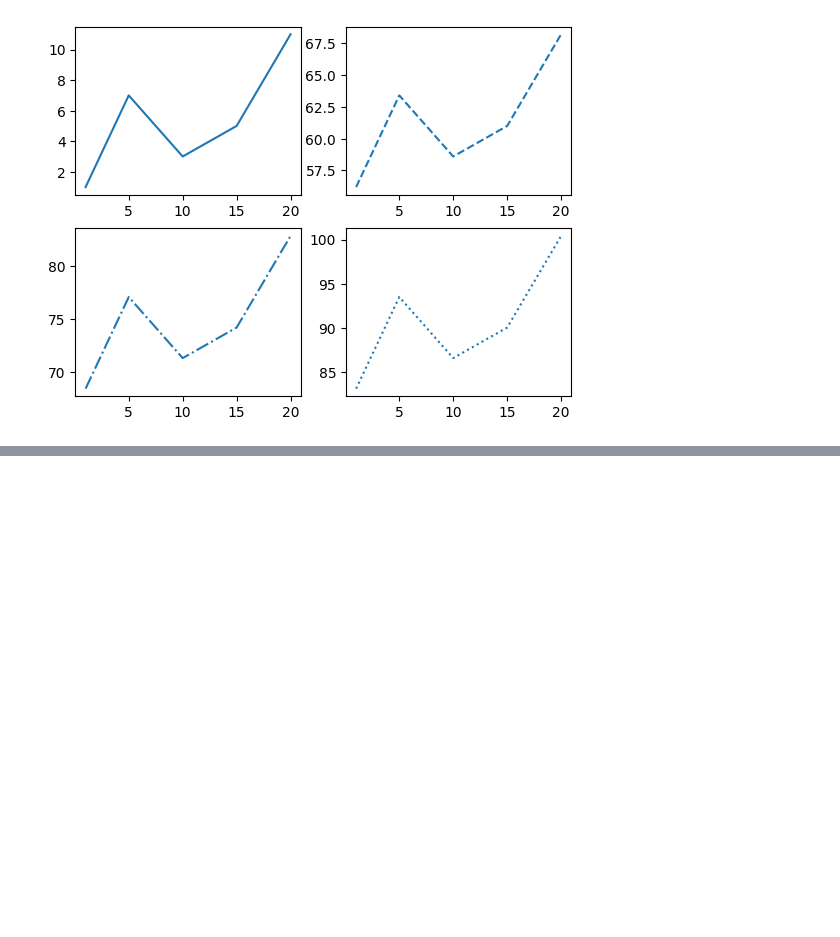
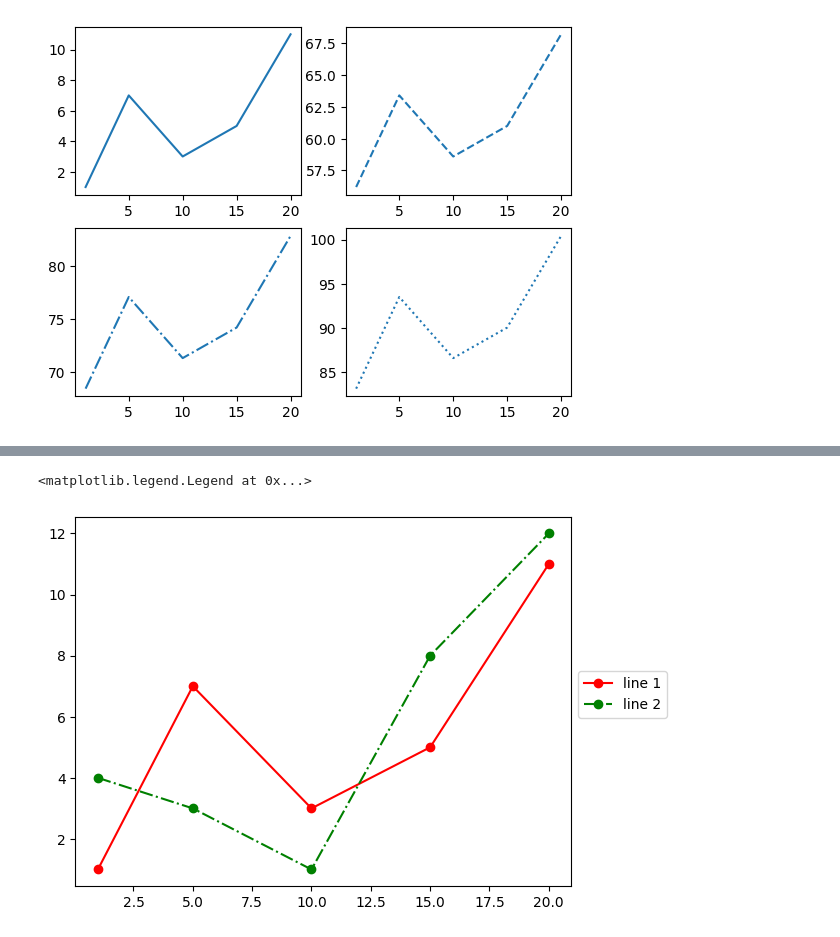
Before and after one commit to Vitalyastiy/cheat-python, a Jupyter notebook: viz/Plt_учебник.ipynb, the cells around one changed output, grey strips where cells are left out. Cells and saved outputs as stored; diff of their text form; code cells hidden in the pictures; blank space fills up the shorter version.

```diff
--- a/viz/Plt_учебник.ipynb
+++ b/viz/Plt_учебник.ipynb
@@ -308,0 +379,7 @@ plt.plot(x, y4, ':')
+# %%
+plt.plot(x, y1, 'o-r', label='line 1')
+plt.plot(x, y2, 'o-.g', label='line 2')
+plt.legend(bbox_to_anchor=(1, 0.6))
+# %% [output]
+<matplotlib.legend.Legend at 0x...>
+[figure, added]
```
Also changed, not shown: parts of 9 cells of this notebook.
